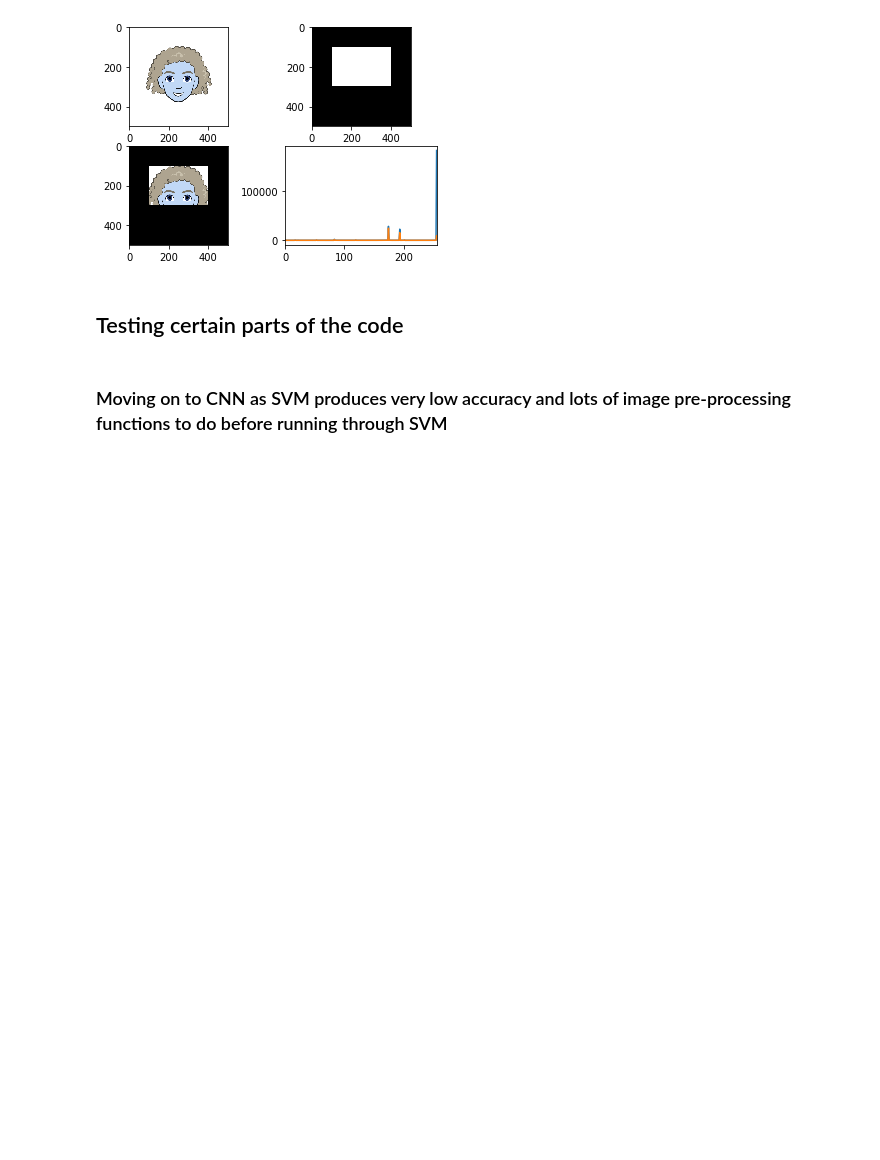
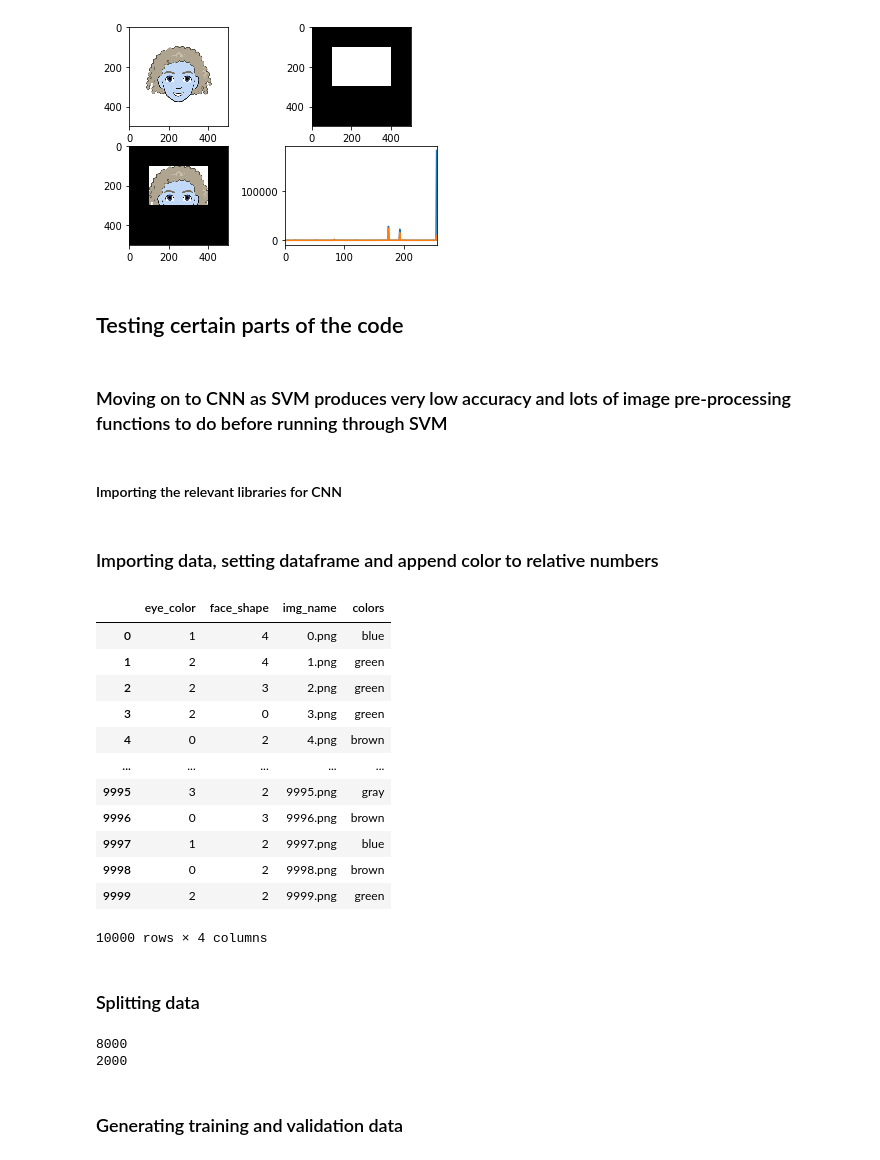
Before and after one commit to uclshyhhao/AMLS_19-20_LSH_SN16067637, a Jupyter notebook: B2/EyeColor_B2.ipynb, the cells around one changed output. Drawn from its saved outputs; the diff is of its cells as text; code cells hidden in the pictures; blank space fills up the shorter version.

```diff
--- a/B2/EyeColor_B2.ipynb
+++ b/B2/EyeColor_B2.ipynb
@@ -320,3 +320,5 @@ def gdb2(x, y):
 gdb2(x, y)
 # %% [markdown]
 ### Moving on to CNN as SVM produces very low accuracy and lots of image pre-processing functions to do before running through SVM
+# %% [markdown]
+#### Importing the relevant libraries for CNN
@@ -322,0 +339,54 @@ gdb2(x, y)
+# %% [markdown]
+### Importing data, setting dataframe and append color to relative numbers
+# %%
+df = pd.read_csv("/Users/shyhhao/Documents/AMLSassignment19_-20_LSH_SN16067637/AMLS_19-20_LSH_SN16067637/dataset_AMLS_19-20/dataset_AMLS_19-20/cartoon_set/labels.csv")
+df = pd.DataFrame(df).reset_index()
+df.columns = ['Index', 'Total']
+del df['Index']
+df['eye_color'] = df['Total'].str.split('\t').str[1]
+df['face_shape'] = df['Total'].str.split('\t').str[2]
+df['img_name'] = df['Total'].str.split('\t').str[3]
+del df['Total']
+df
+# del df['Index']
+# df['Index'] = df['Total'].str.split('\t').str[0]
+
+eyescolor = []
+for i in range(len(df.eye_color)):
+    if df.eye_color.loc[i] == '0':
+        eyescolor.append('brown')
+    elif df.eye_color.loc[i] == '1':
+        eyescolor.append('blue')
+    elif df.eye_color.loc[i] == '2':
+        eyescolor.append('green')
+    elif df.eye_color.loc[i] == '3':
+        eyescolor.append('gray')
+    elif df.eye_color.loc[i] == '4':
+        eyescolor.append('black')
+df['colors'] = eyescolor
+df
+# %% [output]
+|  | eye_color | face_shape | img_name | colors |
+| 0 | 1 | 4 | 0.png | blue |
+| 1 | 2 | 4 | 1.png | green |
+| 2 | 2 | 3 | 2.png | green |
+| 3 | 2 | 0 | 3.png | green |
+| 4 | 0 | 2 | 4.png | brown |
+| ... | ... | ... | ... | ... |
+| 9995 | 3 | 2 | 9995.png | gray |
+| 9996 | 0 | 3 | 9996.png | brown |
+| 9997 | 1 | 2 | 9997.png | blue |
+| 9998 | 0 | 2 | 9998.png | brown |
+| 9999 | 2 | 2 | 9999.png | green |
+10000 rows × 4 columns
+# %% [markdown]
+### Splitting data
+# %%
+train, test = train_test_split(df, test_size = 0.2, random_state = 0)
+print(len(train))
+print(len(test))
+# %% [output]
+8000
+2000
+# %% [markdown]
+### Generating training and validation data
```
Also changed, not shown: parts of 10 cells of this notebook, 4 other files.
